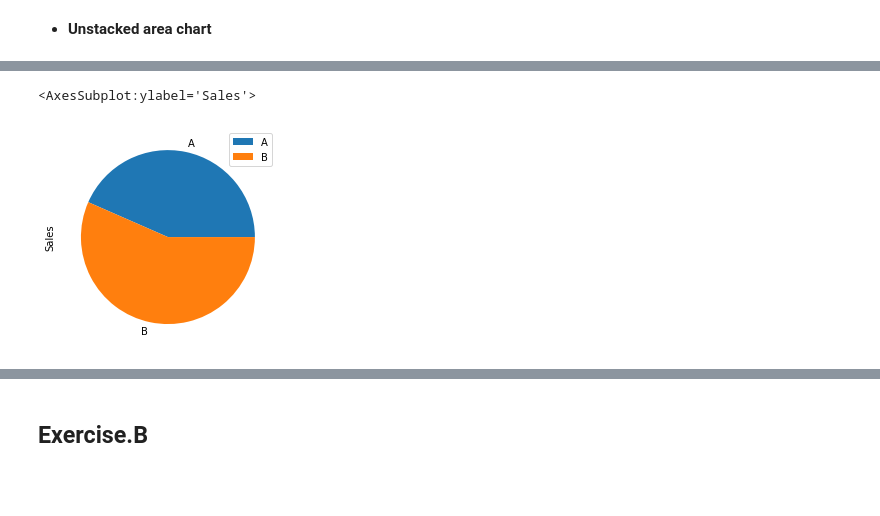
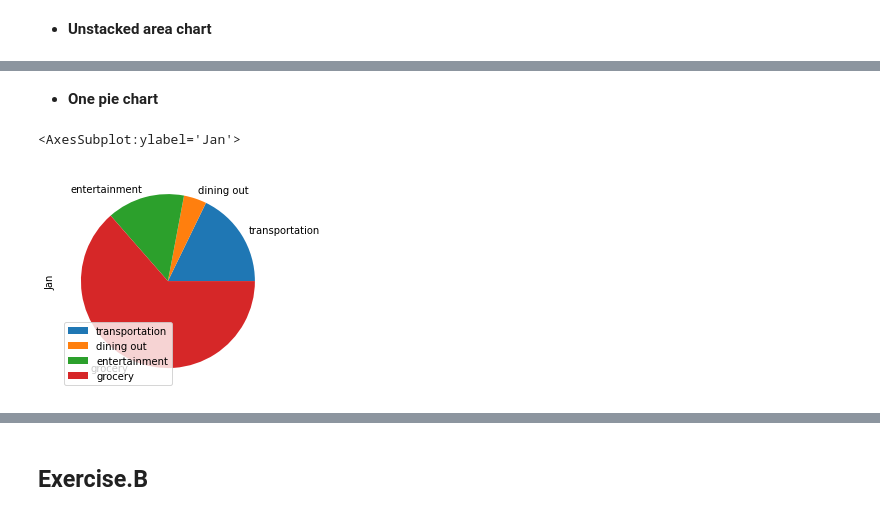
Before and after one commit to elthin/EBA3400, a Jupyter notebook: 02_jupyter_lecture/11_Pandas4 visualization.ipynb, the cells around one changed output, grey strips where cells are left out. Cells and saved outputs as stored; diff of their text form; code cells hidden in the pictures; blank space fills up the shorter version.

```diff
--- a/02_jupyter_lecture/11_Pandas4 visualization.ipynb
+++ b/02_jupyter_lecture/11_Pandas4 visualization.ipynb
@@ -317,0 +248,6 @@ sales_df.groupby("Product").sum()
+# %%
+spend_df = pd.DataFrame({'Jan':[1050, 250, 850, 3750],
+                         'Feb':[1750, 850, 1050, 3050],
+                         'Mar':[1150, 450, 950, 3250]},
+                         index = ['transportation','dining out',"entertainment", 'grocery'])
+spend_df
@@ -318,5 +260,7 @@ sales_df.groupby("Product").sum()
+# %% [markdown]
+- **One pie chart**
 # %%
-sales_df.groupby("Product").sum().plot(kind = "pie", y = "Sales")
+spend_df.plot(kind = "pie", y = "Jan")
 # %% [output]
-<AxesSubplot:ylabel='Sales'>
+<AxesSubplot:ylabel='Jan'>
-[figure, old version]
+[figure, new version]
```
Also changed, not shown: parts of 109 cells of this notebook, 30 other files.
